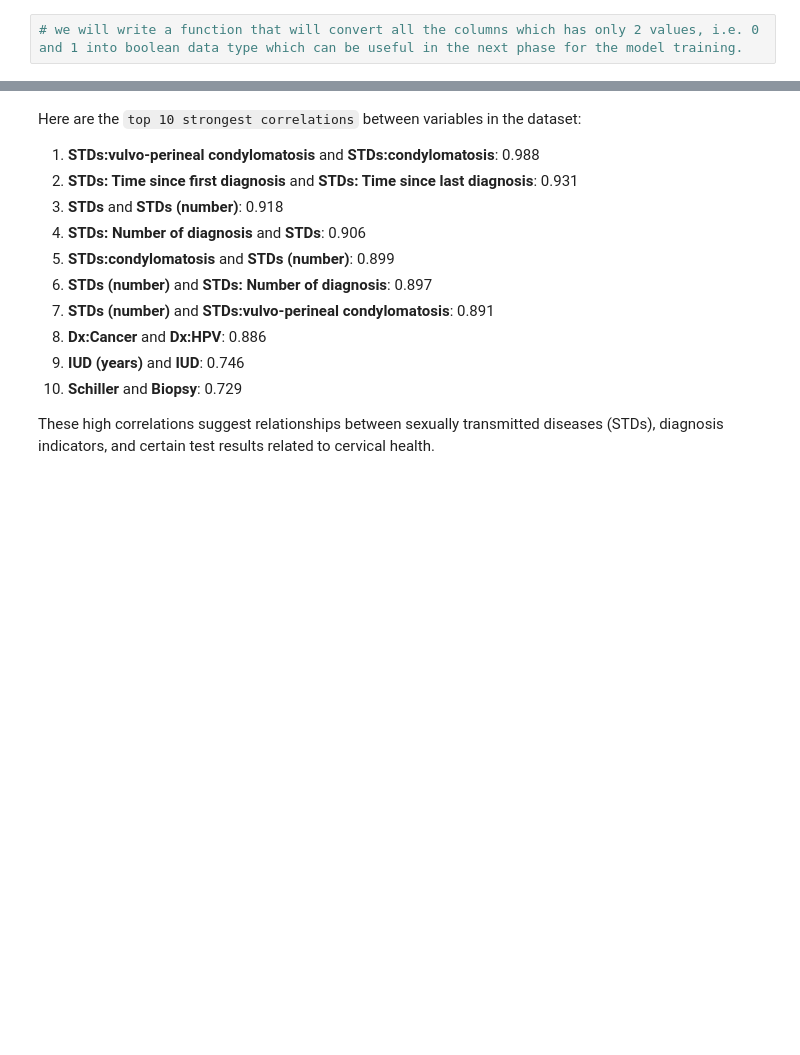
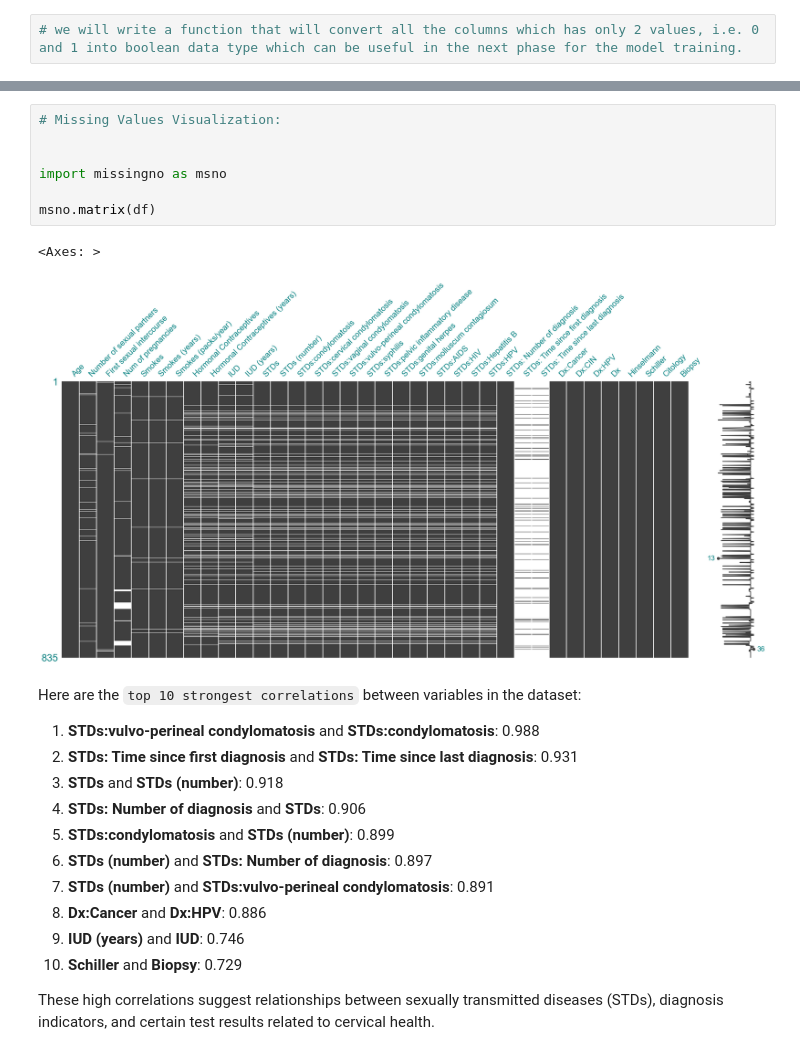
Before and after one commit to faizan-yousaf/Cervical_Cancer_Analysis, a Jupyter notebook: notebook/cervial_cancer_analysis.ipynb, the cells around one changed output, grey strips where cells are left out. Cells and saved outputs as stored; diff of their text form; blank space fills up the shorter version.

```diff
--- a/notebook/cervial_cancer_analysis.ipynb
+++ b/notebook/cervial_cancer_analysis.ipynb
@@ -489,3 +500,13 @@ Data inconsistancies:
+# %%
+# Missing Values Visualization:
+
+
+import missingno as msno
+
+msno.matrix(df)
+# %% [output]
+<Axes: >
+[figure, added]
 # %% [markdown]
 Here are the `top 10 strongest correlations` between variables in the dataset:
 
```
Also changed, not shown: parts of 13 cells of this notebook.
